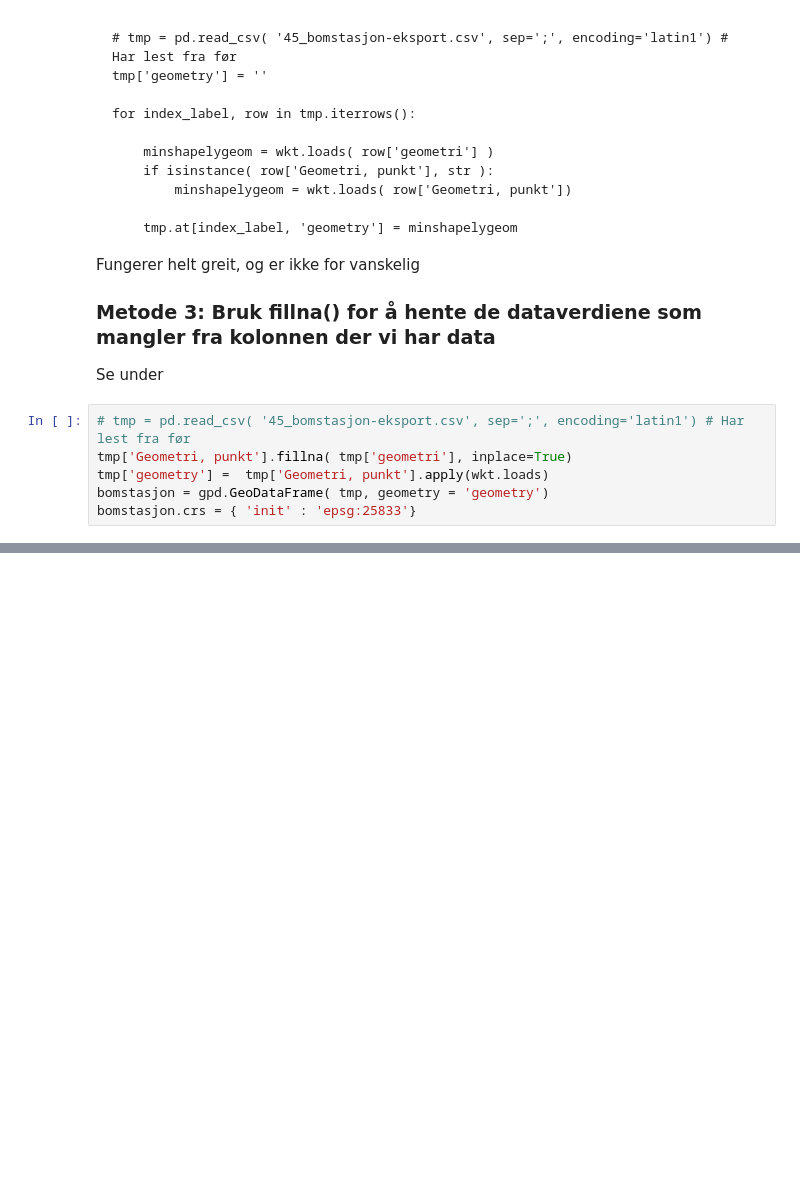
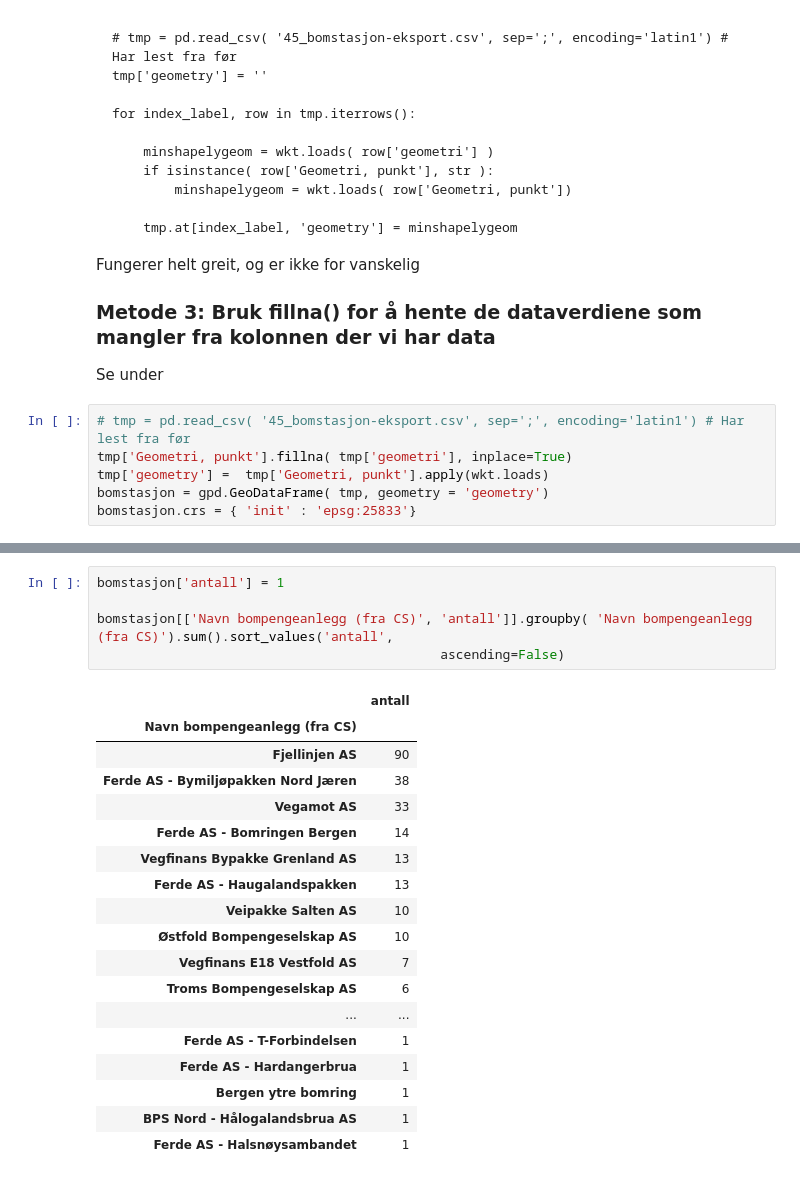
Before and after one commit to LtGlahn/dataframedemo_foss4gno2019, a Jupyter notebook: dataframedemo/bomstasjoner.ipynb, the cells around one changed output, grey strips where cells are left out. Cells and saved outputs as stored; diff of their text form; blank space fills up the shorter version.

```diff
--- a/dataframedemo/bomstasjoner.ipynb
+++ b/dataframedemo/bomstasjoner.ipynb
@@ -80,0 +145,24 @@ bomstasjon.hvplot( crs=ccrs.UTM(zone=33), hover_cols=['vegobjektid', 'Navn bomst
+# %%
+bomstasjon['antall'] = 1
+
+bomstasjon[['Navn bompengeanlegg (fra CS)', 'antall']].groupby( 'Navn bompengeanlegg (fra CS)').sum().sort_values('antall',
+                                            ascending=False)
+# %% [output]
+|  | antall |
+| Navn bompengeanlegg (fra CS) |  |
+| Fjellinjen AS | 90 |
+| Ferde AS - Bymiljøpakken Nord Jæren | 38 |
+| Vegamot AS | 33 |
+| Ferde AS - Bomringen Bergen | 14 |
+| Vegfinans Bypakke Grenland AS | 13 |
+| Ferde AS - Haugalandspakken | 13 |
+| Veipakke Salten AS | 10 |
+| Østfold Bompengeselskap AS | 10 |
+| Vegfinans E18 Vestfold AS | 7 |
+| Troms Bompengeselskap AS | 6 |
+| ... | ... |
+| Ferde AS - T-Forbindelsen | 1 |
+| Ferde AS - Hardangerbrua | 1 |
+| Bergen ytre bomring | 1 |
+| BPS Nord - Hålogalandsbrua AS | 1 |
+| Ferde AS - Halsnøysambandet | 1 |
```
Also changed, not shown: parts of 7 cells of this notebook, 1 other file.
